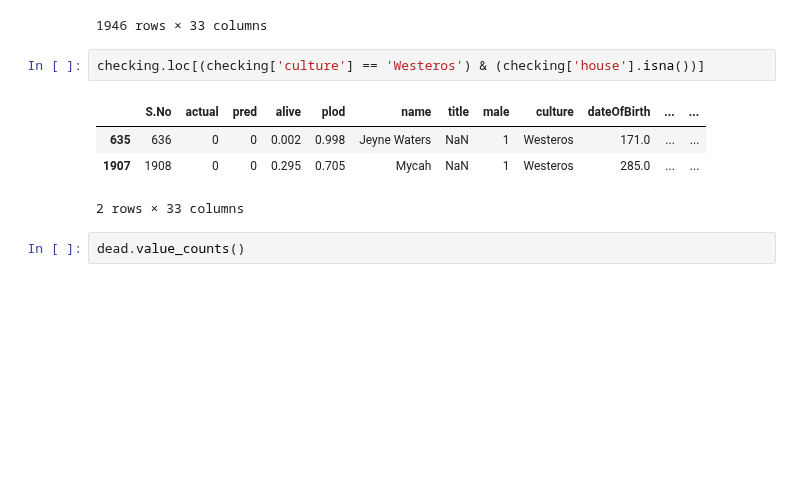
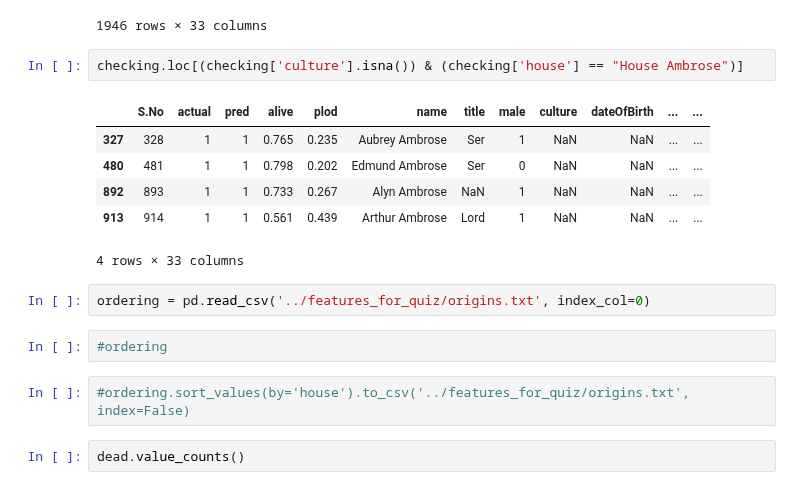
Before and after one commit to franziskasteger/game-of-thrones-survival, a Jupyter notebook: notebooks/franzi_exploring_houses.ipynb, the cells around one changed output. Saved outputs shown, nothing was run; the diff lists cells and outputs as text; blank space fills up the shorter version.

```diff
--- a/notebooks/franzi_exploring_houses.ipynb
+++ b/notebooks/franzi_exploring_houses.ipynb
@@ -413,12 +419,20 @@ checking
 | 1945 | 1946 | 0 | 0 | 0.093 | 0.907 | Tytos Lannister | Casterly Rock | 1 | NaN | 220.0 | ... | ... |
 1946 rows × 33 columns
 # %%
-checking.loc[(checking['culture'] == 'Westeros') & (checking['house'].isna())]
+checking.loc[(checking['culture'].isna()) & (checking['house'] == "House Ambrose")]
 # %% [output]
 |  | S.No | actual | pred | alive | plod | name | title | male | culture | dateOfBirth | ... | ... |
-| 635 | 636 | 0 | 0 | 0.002 | 0.998 | Jeyne Waters | NaN | 1 | Westeros | 171.0 | ... | ... |
-| 1907 | 1908 | 0 | 0 | 0.295 | 0.705 | Mycah | NaN | 1 | Westeros | 285.0 | ... | ... |
+| 327 | 328 | 1 | 1 | 0.765 | 0.235 | Aubrey Ambrose | Ser | 1 | NaN | NaN | ... | ... |
+| 480 | 481 | 1 | 1 | 0.798 | 0.202 | Edmund Ambrose | Ser | 0 | NaN | NaN | ... | ... |
+| 892 | 893 | 1 | 1 | 0.733 | 0.267 | Alyn Ambrose | NaN | 1 | NaN | NaN | ... | ... |
+| 913 | 914 | 1 | 1 | 0.561 | 0.439 | Arthur Ambrose | Lord | 1 | NaN | NaN | ... | ... |
-2 rows × 33 columns
+4 rows × 33 columns
+# %%
+ordering = pd.read_csv('../features_for_quiz/origins.txt', index_col=0)
+# %%
+#ordering
+# %%
+#ordering.sort_values(by='house').to_csv('../features_for_quiz/origins.txt', index=False)
 # %%
 dead.value_counts()
 # %% [output]
```
Also changed, not shown: parts of 4 cells of this notebook, 2 other files.
